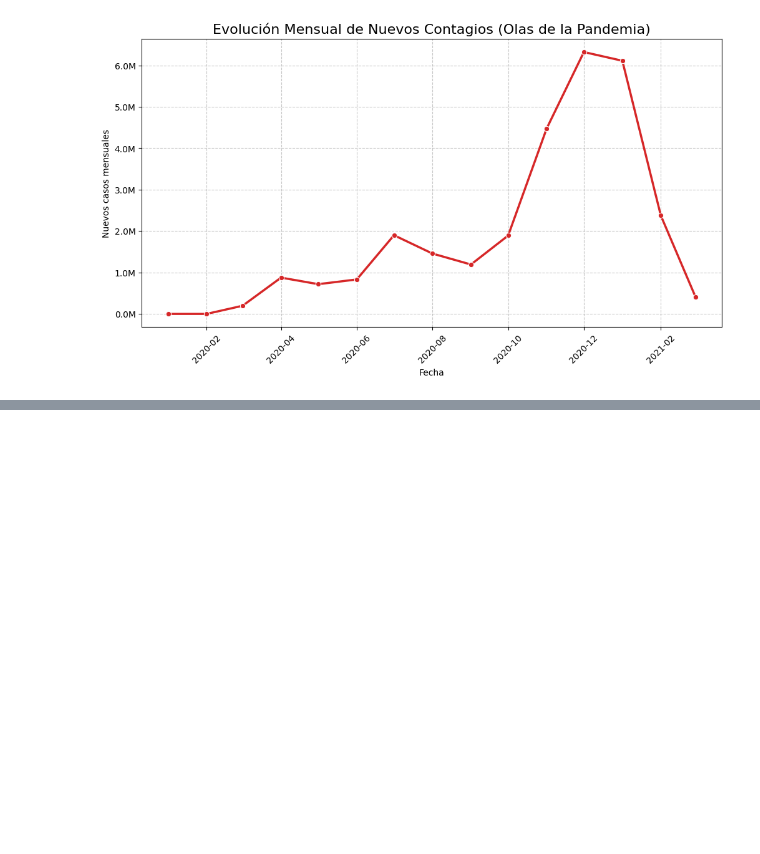
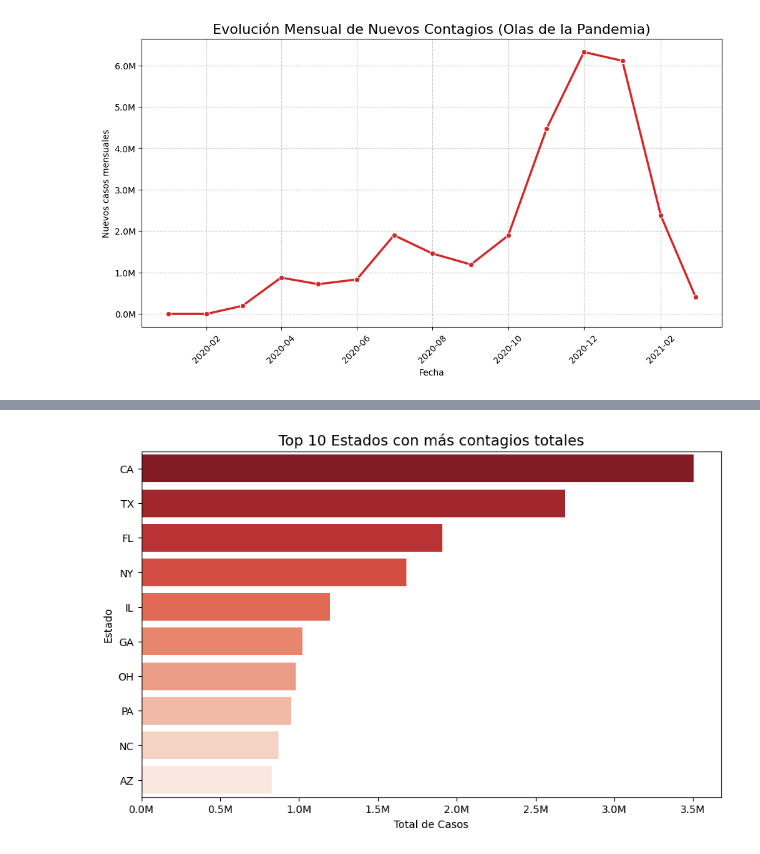
Before and after one commit to Bootcamp-IA-P6/Proyecto4_Gema_Yebenes_EDA, a Jupyter notebook: notebooks/01_eda_covid_usa.ipynb, the cells around one changed output, grey strips where cells are left out. Drawn from its saved outputs; the diff is of its cells as text; code cells hidden in the pictures; blank space fills up the shorter version.

```diff
--- a/notebooks/01_eda_covid_usa.ipynb
+++ b/notebooks/01_eda_covid_usa.ipynb
@@ -444,0 +451,2 @@ plt.show()
+# %%
+states_data = df_analysis.groupby('state')['positiveIncrease'].sum().reset_index()
@@ -444,0 +486,26 @@ plt.show()
+# %%
+#  Ordenamos los datos de mayor a menor y cogemos los 10 primeros
+top_10_states = states_data.sort_values('positiveIncrease', ascending=False).head(10)
+# %%
+#  Visualización
+plt.figure(figsize=(10, 6))
+
+ax = sns.barplot(
+    data=top_10_states,
+    x='positiveIncrease',
+    y='state',
+    palette='Reds_r', # 'Reds_r' invierte el color (el más oscuro arriba)
+    hue='state',
+    legend=False
+)
+
+plt.title('Top 10 Estados con más contagios totales', fontsize=14)
+plt.xlabel('Total de Casos')
+plt.ylabel('Estado')
+
+# Usamos nuestro formateador de millones para que se lea bien
+ax.xaxis.set_major_formatter(FuncFormatter(millones_fmt))
+
+plt.show()
+# %% [output]
+[figure, added]
```
Also changed, not shown: parts of 10 cells of this notebook.
